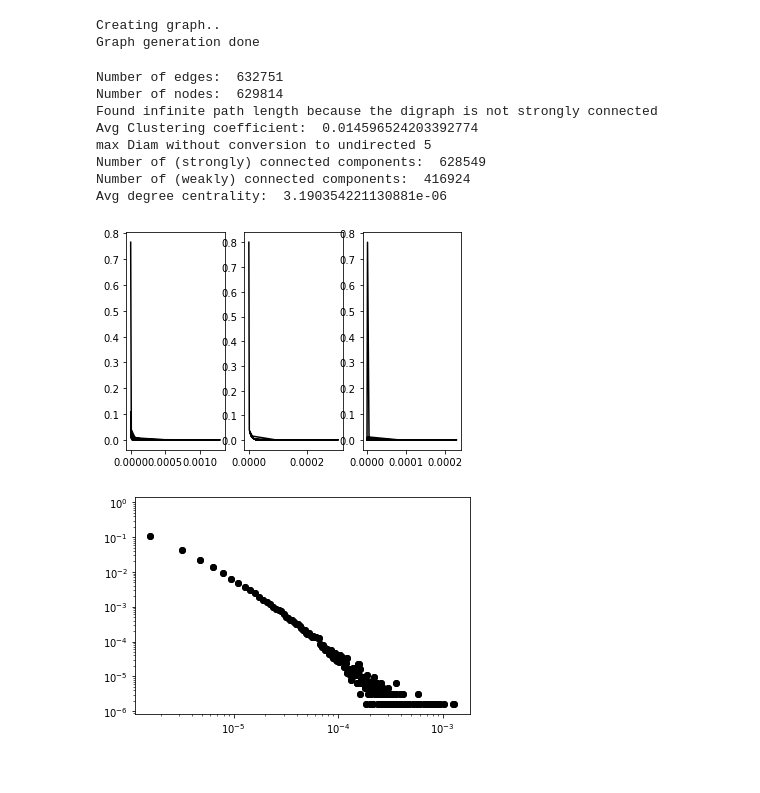
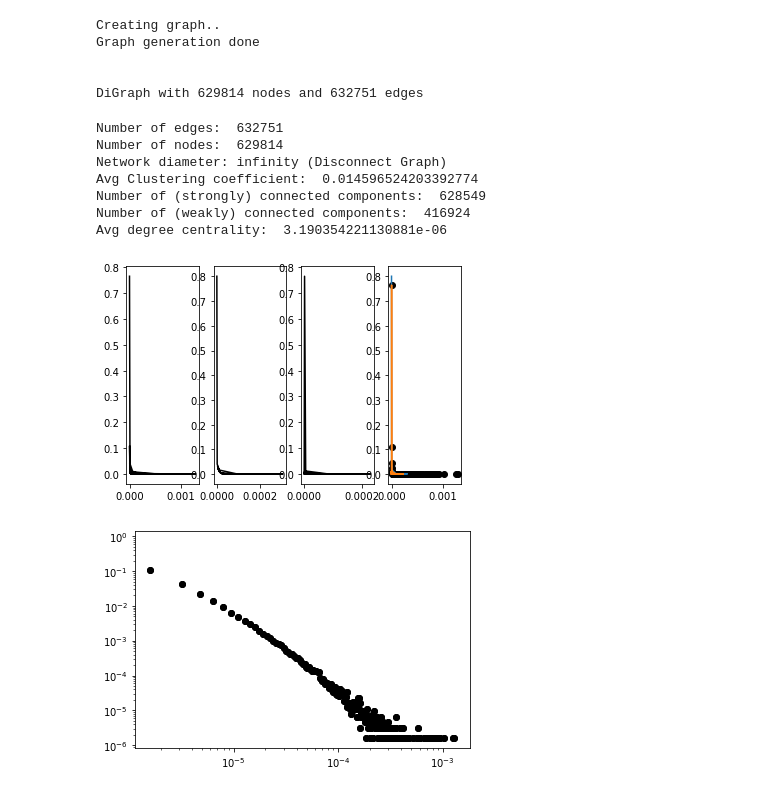
Before and after one commit to 0LTSU0/SNA_project7, a Jupyter notebook: sna_jupyter.ipynb, the cells around one changed output. Drawn from its saved outputs; the diff is of its cells as text; code cells hidden in the pictures.

```diff
--- a/sna_jupyter.ipynb
+++ b/sna_jupyter.ipynb
@@ -22,37 +22,40 @@ for line in datafile.readlines():
         #plt.show()
 
 print("Graph generation done\n\n")
+print(graph)
 # %% [output]
 Creating graph..
 Graph generation done
+
+
+DiGraph with 629814 nodes and 632751 edges
 # %%
 #--1--
 
 print("Number of edges: ", graph.number_of_edges())
 print("Number of nodes: ", graph.number_of_nodes())
 number_of_nodes = graph.number_of_nodes()
+
+G1_1 = graph.to_undirected()
 try:
-    print("Diameter: " + str(nx.diameter(graph)))  # Graph not strongly connected
-except Exception as e:
-    print(e)
+    diameter = nx.diameter(G1_1)
+    print("Network diameter:  ", diameter)
+except nx.NetworkXError:
+    print("Network diameter: infinity (Disconnect Graph)")
+
+#TODO: estimate of diameter
+
 print("Avg Clustering coefficient: ", nx.average_clustering(graph))
 
 num_strongly_connected = 0
 num_weakly_connected = 0
-sg_diams = []
-largest = graph
 for c in sorted(nx.strongly_connected_components(graph), key=len, reverse=True):
     num_strongly_connected += 1
-    sg = graph.subgraph(c).copy()
-    sg_diams.append(nx.diameter(sg))
-    #print(sg)
-
-print("max Diam without conversion to undirected", max(sg_diams))
 for c in sorted(nx.weakly_connected_components(graph), key=len, reverse=True):
     num_weakly_connected += 1
-
 print("Number of (strongly) connected components: ", num_strongly_connected)
 print("Number of (weakly) connected components: ", num_weakly_connected)
+
 degree_centrality = nx.degree_centrality(graph)
 temptot = 0
 for item in degree_centrality:
@@ -61,9 +64,8 @@ print("Avg degree centrality: ", temptot/len(degree_centrality))
 # %% [output]
 Number of edges:  632751
 Number of nodes:  629814
-Found infinite path length because the digraph is not strongly connected
+Network diameter: infinity (Disconnect Graph)
 Avg Clustering coefficient:  0.014596524203392774
-max Diam without conversion to undirected 5
 Number of (strongly) connected components:  628549
 Number of (weakly) connected components:  416924
 Avg degree centrality:  3.190354221130881e-06
@@ -87,35 +89,37 @@ for item in pagerankcent:
     degreefile.writelines("{}: {}\n".format(item, pagerankcent[item]))
 
 
-# Copied from Janne's code (but plots in separate graphs) -->
 # function to get distributions
 def centrality_distributions(dic):
     # init x and y
     x = [0]*1
     y = [0]*1
     for key in dic:
         if dic[key] not in x:
             x.append(dic[key])
             y.append(0)
         y[x.index(dic[key])] += 1
     y = [y_item / number_of_nodes for y_item in y]
     return x, y
 
 # in degree centrality distribution
-f, (ax1, ax2, ax3) = plt.subplots(1,3)
+f, (ax1, ax2, ax3, ax4) = plt.subplots(1,4)
 x_id, y_id = centrality_distributions(indegreecent)
 ax1.plot(x_id, y_id, color='black')
+ax4.plot(x_id, y_id,'o', color='black')
 
 # out degree centrality distribution
 x_od, y_od = centrality_distributions(outdegreecent)
 ax2.plot(x_od, y_od, color='black')
+ax4.plot(x_od, y_od)
 
 # pagerank degree centrality distribution
 x_pr, y_pr = centrality_distributions(pagerankcent)
 ax3.plot(x_pr, y_pr, color='black')
+ax4.plot(x_pr, y_pr)
 
 plt.show()
 # %% [output]
-[figure, old version]
+[figure, new version]
 # %%
 #--3--
```
Also changed, not shown: parts of 5 cells of this notebook.
